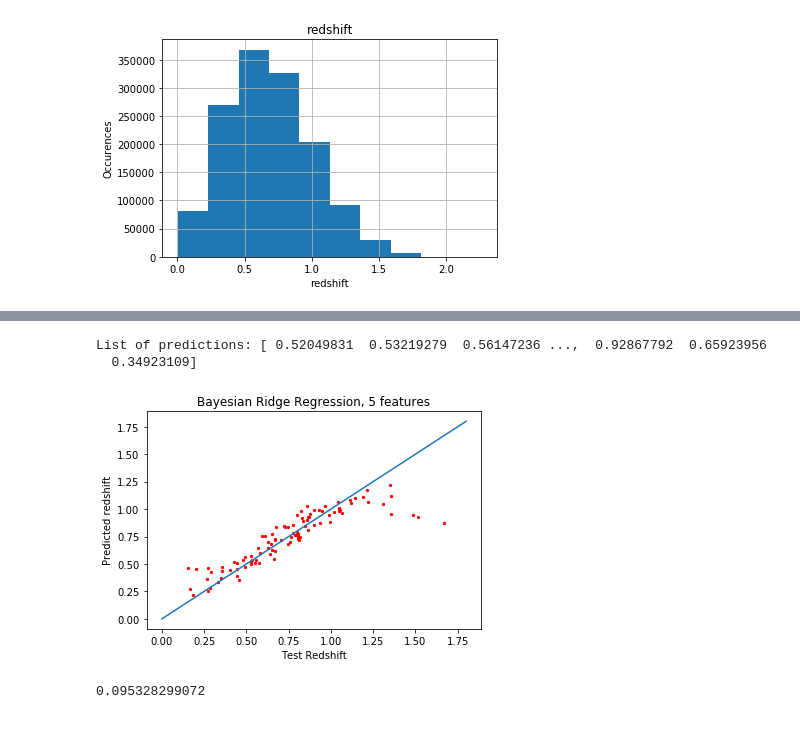
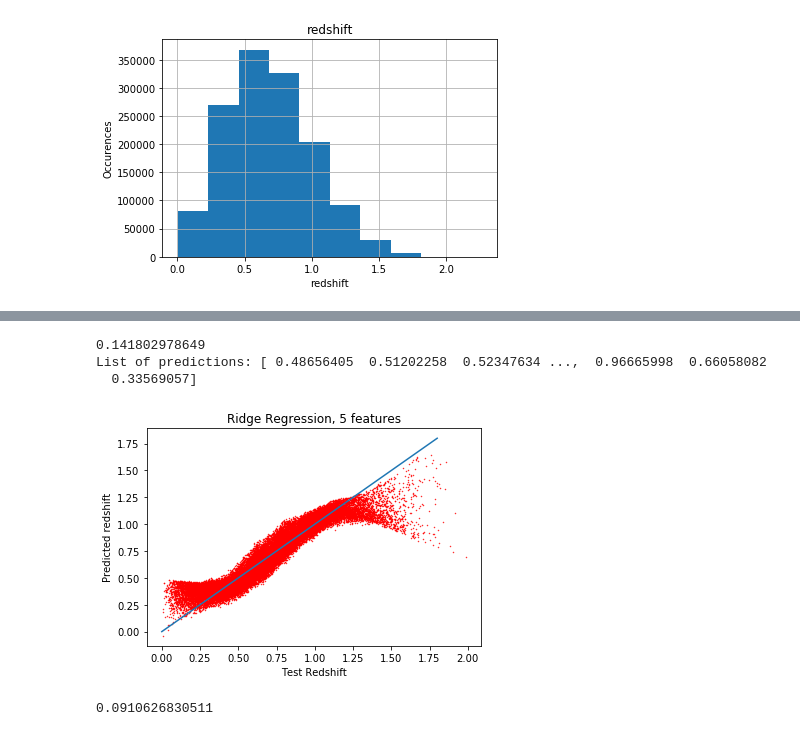
Before and after one commit to RenePiperi/Photometric-Redshift, a Jupyter notebook: PhotometricRedshift.ipynb, the cells around one changed output, grey strips where cells are left out. Cells and saved outputs as stored; diff of their text form; code cells hidden in the pictures.

```diff
--- a/PhotometricRedshift.ipynb
+++ b/PhotometricRedshift.ipynb
@@ -23,2 +14,16 @@ untreated_test_data = pd.read_csv('galaxy_redshift_sims_valid.csv', sep=',')
 train_data = pd.read_csv('galaxy_redshift_sims_train.csv', sep=',')
 test_data = pd.read_csv('galaxy_redshift_sims_valid.csv', sep=',')
+# %%
+# Data treatment, remove values too large for each photometric band
+
+max_g = max(test_data['g_true'])
+max_r = max(test_data['r_true'])
+max_i = max(test_data['i_true'])
+max_z = max(test_data['z_true'])
+max_y = max(test_data['y_true'])
+
+train_data = train_data[train_data.g <= max_g]
+train_data = train_data[train_data.r <= max_r]
+train_data = train_data[train_data.i <= max_i]
+train_data = train_data[train_data.z <= max_z]
+train_data = train_data[train_data.y <= max_y]
@@ -498,49 +475,41 @@ print(mean_linear)
 # %%
-#
-from sklearn.linear_model import BayesianRidge
+from sklearn.linear_model import Ridge
 
-bay_reg = BayesianRidge()
-bay_reg.fit(train_features, train_target)
+ridge = Ridge()
 
-prediction_bayesian = bay_reg.predict(test_features)
-print "List of predictions:", prediction_bayesian, "\n"
+cross_validation_ridge = cross_val_score(ridge, train_features, train_target, scoring='neg_mean_squared_error')
+print(sqrt(-cross_validation_ridge.mean()))
+
+ridge.fit(train_features, train_target)
+
+prediction_ridge = ridge.predict(test_features)
+print "List of predictions:", prediction_ridge, "\n"
 # %% [output]
-List of predictions: [ 0.52049831  0.53219279  0.56147236 ...,  0.92867792  0.65923956
-  0.34923109]
+0.141802978649
+List of predictions: [ 0.48656405  0.51202258  0.52347634 ...,  0.96665998  0.66058082
+  0.33569057]
 # %%
-# Plot against redshift
-plt.scatter(test_data['redshift'].tolist()[:100], prediction_bayesian.tolist()[:100], s=5, color="red")
+plt.scatter(test_data['redshift'].tolist()[:30000], prediction_ridge.tolist()[:30000], s=0.2, color="red")
 plt.plot([0, 1.8], [0, 1.8])
 plt.xlabel("Test Redshift")
 plt.ylabel("Predicted redshift")
-plt.title("Bayesian Ridge Regression, 5 features")
+plt.title("Ridge Regression, 5 features")
 plt.show()
 # %% [output]
-[figure, old version]
+[figure, new version]
-# %%
-import numpy as np
-# Another metric to use: Mean Absolute Error (look up sigma 68)
-# sigma_68 = np.percentile(np.abs(y_prediction - y_test), 68)
-# These 2 values should be close
-
-prediction_difference_bayesian = []
-
-x = 0
-while x < len(test_data['redshift']):
-    prediction_difference_bayesian.append(prediction_bayesian[x] - test_data['redshift'][x])
-    x += 1
-
-sigma_68_bayesian = np.percentile(np.abs(prediction_difference_bayesian), 68)
-
-print(sigma_68_bayesian)
-
-# sig_68 shows the difference of the 2 when 68% is "taken"
-
-
-
-# Want to include the errors as features
-# Try 30k points, should work hopefully on plots
-# %% [output]
-0.095328299072
+# %%
+import numpy as np
+prediction_difference_ridge = []
+
+x = 0
+while x < len(test_data['redshift']):
+    prediction_difference_ridge.append(prediction_ridge[x] - test_data['redshift'][x])
+    x += 1
+
+sigma_68_ridge = np.percentile(np.abs(prediction_difference_ridge), 68)
+
+print(sigma_68_ridge)
+# %% [output]
+0.0910626830511
 # %%
 total = 0
```
Also changed, not shown: parts of 72 cells of this notebook.
